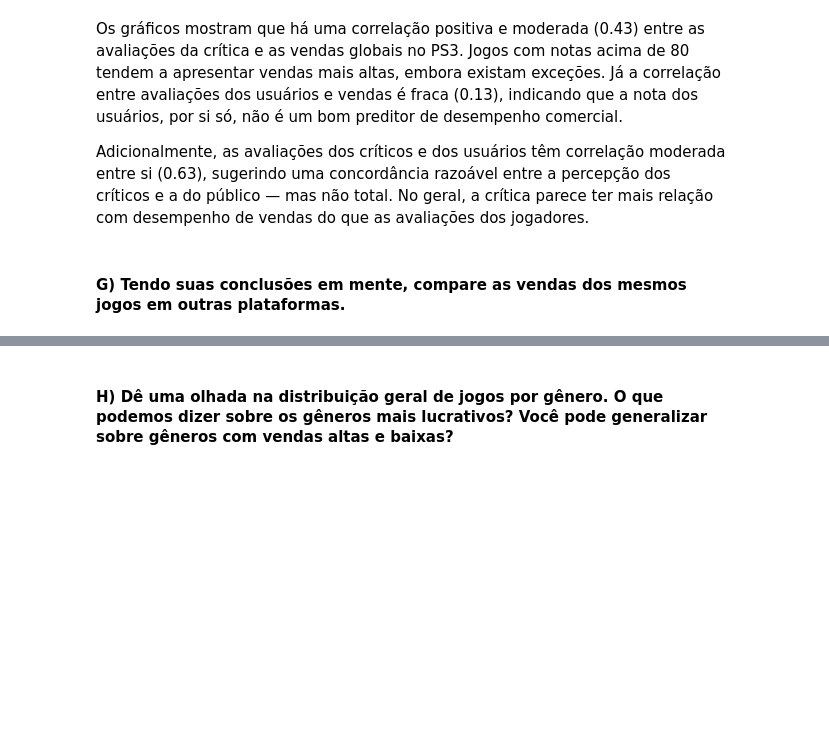
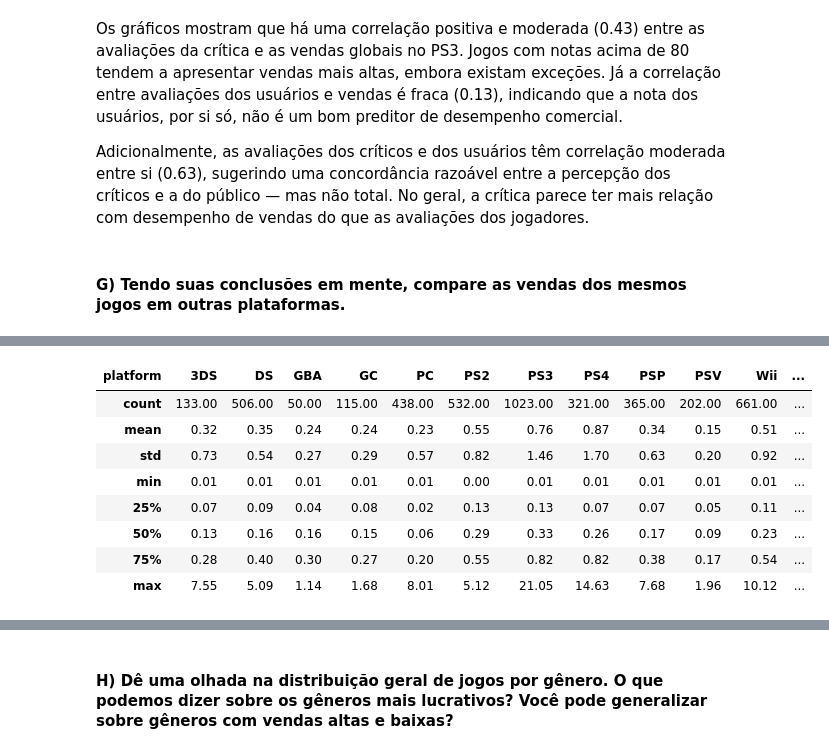
Before and after one commit to BCaravina/video-games-EDA, a Jupyter notebook: notebooks/analysis.ipynb, the cells around one changed output, grey strips where cells are left out. Cells and saved outputs as stored; diff of their text form; code cells hidden in the pictures; blank space fills up the shorter version.

Commit message:
Vendas jogos multiplataformas

```diff
--- a/notebooks/analysis.ipynb
+++ b/notebooks/analysis.ipynb
@@ -561,3 +561,18 @@ Os gráficos mostram que há uma correlação positiva e moderada (0.43) entre a
 Adicionalmente, as avaliações dos críticos e dos usuários têm correlação moderada entre si (0.63), sugerindo uma concordância razoável entre a percepção dos críticos e a do público — mas não total. No geral, a crítica parece ter mais relação com desempenho de vendas do que as avaliações dos jogadores.
 # %% [markdown]
 #### G) Tendo suas conclusões em mente, compare as vendas dos mesmos jogos em outras plataformas.
+# %%
+# agrupando por jogo e verificando em quantas plataformas cada jogo foi lançado
+game_grouping = (
+    df_2005_2016
+    .groupby('name')['platform']
+    .count()
+    .reset_index()
+)
+
+# filtrando apenas os jogos lançados em 2+ plataformas
+multi_platform_games = game_grouping[game_grouping['platform'] >= 2]
+
+# usando o filtro no df completo para analisar a diferença das vendas por jogo por plataforma
+multi_platform_sales = df_2005_2016[df_2005_2016['name'].isin(multi_platform_games['name'])]
+multi_platform_sales[['name', 'platform', 'global_sales']].sort_values('name')
@@ -563,0 +593,13 @@ Adicionalmente, as avaliações dos críticos e dos usuários têm correlação
+# %%
+# criando uma pivot table para comparar as vendas de cada jogo por plataforma
+pivot_platform_sales = multi_platform_sales.pivot_table(
+    index='name',
+    columns='platform',
+    values='global_sales',
+    aggfunc='sum',
+)
+
+# apenas substituindo os NaNs por '-' para facilitar a visualização, sem alterar o df original para manter os dados como numéricos
+display(pivot_platform_sales.fillna('-', inplace=False).sample(5))
+pivot_platform_sales.describe().round(2)
+# %% [output]
@@ -563,0 +613,9 @@ Adicionalmente, as avaliações dos críticos e dos usuários têm correlação
+| platform | 3DS | DS | GBA | GC | PC | PS2 | PS3 | PS4 | PSP | PSV | Wii | ... |
+| count | 133.00 | 506.00 | 50.00 | 115.00 | 438.00 | 532.00 | 1023.00 | 321.00 | 365.00 | 202.00 | 661.00 | ... |
+| mean | 0.32 | 0.35 | 0.24 | 0.24 | 0.23 | 0.55 | 0.76 | 0.87 | 0.34 | 0.15 | 0.51 | ... |
+| std | 0.73 | 0.54 | 0.27 | 0.29 | 0.57 | 0.82 | 1.46 | 1.70 | 0.63 | 0.20 | 0.92 | ... |
+| min | 0.01 | 0.01 | 0.01 | 0.01 | 0.01 | 0.00 | 0.01 | 0.01 | 0.01 | 0.01 | 0.01 | ... |
+| 25% | 0.07 | 0.09 | 0.04 | 0.08 | 0.02 | 0.13 | 0.13 | 0.07 | 0.07 | 0.05 | 0.11 | ... |
+| 50% | 0.13 | 0.16 | 0.16 | 0.15 | 0.06 | 0.29 | 0.33 | 0.26 | 0.17 | 0.09 | 0.23 | ... |
+| 75% | 0.28 | 0.40 | 0.30 | 0.27 | 0.20 | 0.55 | 0.82 | 0.82 | 0.38 | 0.17 | 0.54 | ... |
+| max | 7.55 | 5.09 | 1.14 | 1.68 | 8.01 | 5.12 | 21.05 | 14.63 | 7.68 | 1.96 | 10.12 | ... |
```
Also changed, not shown: parts of 5 cells of this notebook.
